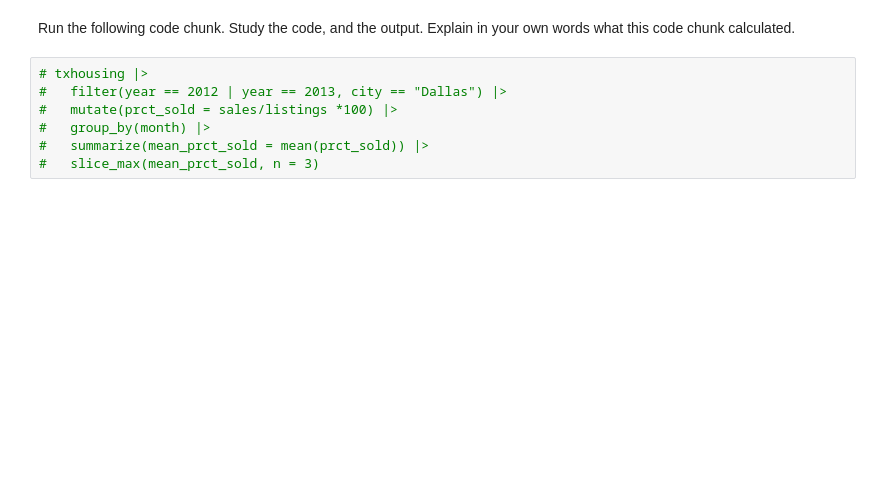
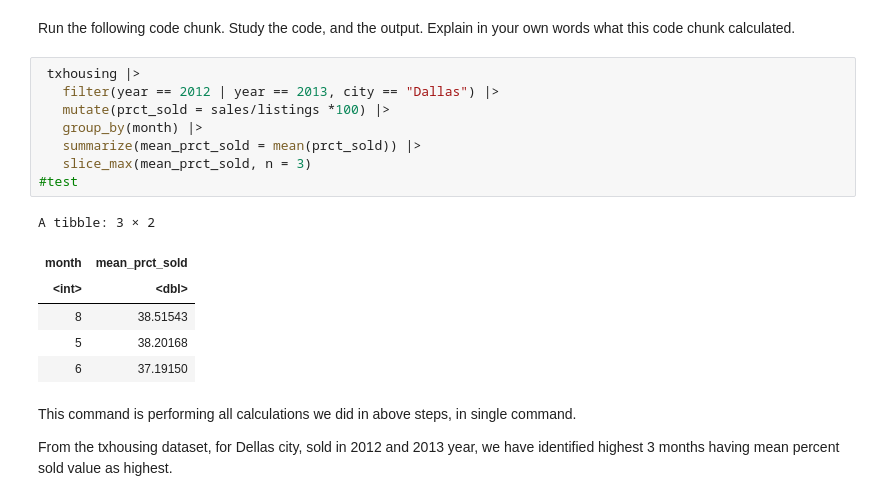
Before and after one commit to UNC-DATA-730/unit-2-assignment-itravikant0909, a Jupyter notebook: assignment2.ipynb, the cells around one changed output. Drawn from its saved outputs; the diff is of its cells as text; blank space fills up the shorter version.

```diff
--- a/assignment2.ipynb
+++ b/assignment2.ipynb
@@ -126,9 +164,21 @@ Use `slice_max` to see the top 3 months with the greatest average percentage of
 # %% [markdown]
 Run the following code chunk. Study the code, and the output. Explain in your own words what this code chunk calculated.
 # %%
-# txhousing |>
-#   filter(year == 2012 | year == 2013, city == "Dallas") |>
-#   mutate(prct_sold = sales/listings *100) |>
-#   group_by(month) |>
-#   summarize(mean_prct_sold = mean(prct_sold)) |>
-#   slice_max(mean_prct_sold, n = 3)
+ txhousing |>
+   filter(year == 2012 | year == 2013, city == "Dallas") |>
+   mutate(prct_sold = sales/listings *100) |>
+   group_by(month) |>
+   summarize(mean_prct_sold = mean(prct_sold)) |>
+   slice_max(mean_prct_sold, n = 3)
+#test
+# %% [output]
+A tibble: 3 × 2
+| month | mean_prct_sold |
+| <int> | <dbl> |
+| 8 | 38.51543 |
+| 5 | 38.20168 |
+| 6 | 37.19150 |
+# %% [markdown]
+This command is performing all calculations we did in above steps, in single command.
+
+From the txhousing dataset, for Dellas city, sold in 2012 and 2013 year, we have identified highest 3 months having mean percent sold value as highest.
```
Also changed, not shown: parts of 5 cells of this notebook.
